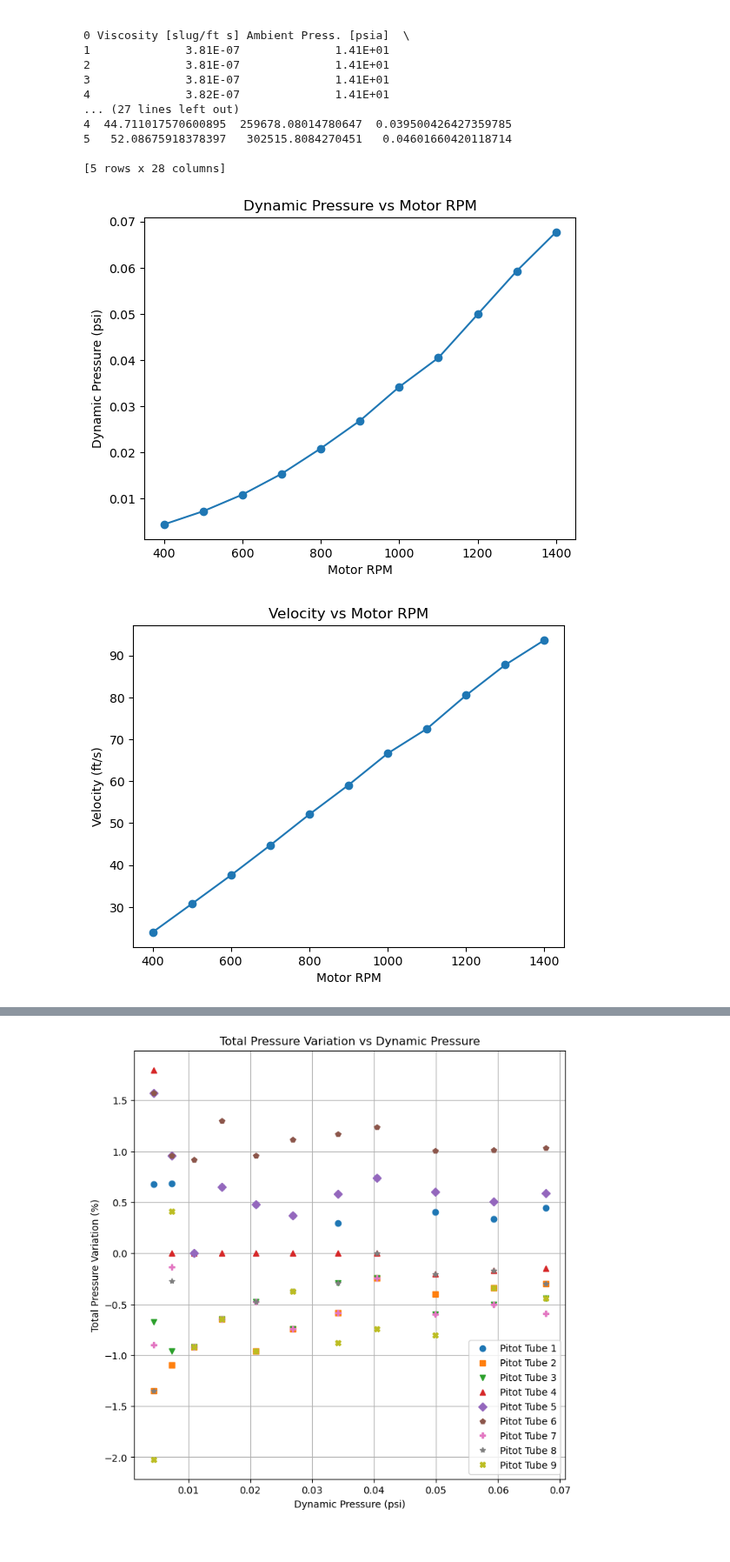
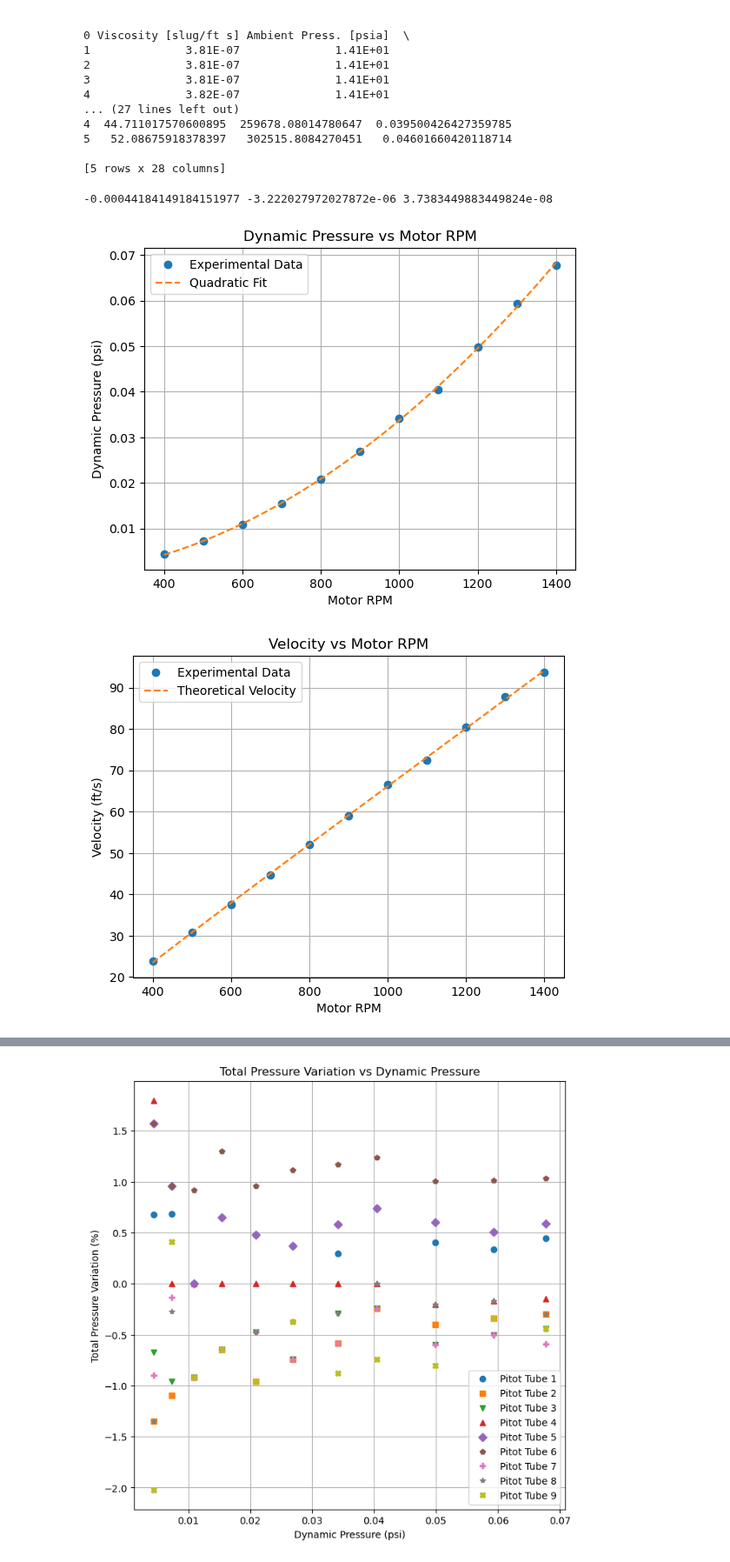
Before and after one commit to EvanY14/AE460-Fa23, a Jupyter notebook: Lab_1/dat_anal.ipynb, the cells around one changed output, grey strips where cells are left out. Shown at 87% size. Cells and saved outputs as stored; diff of their text form; code cells hidden in the pictures.

```diff
--- a/Lab_1/dat_anal.ipynb
+++ b/Lab_1/dat_anal.ipynb
@@ -37,11 +37,16 @@ rpm = rpm.astype(float)
 q = np.array(data['AverageDynamic [psid]'], dtype=float)
 p_0_array = np.array(data['AverageTotal [psid]'], dtype=float)
 p_array = np.array(data['AverageStatic [psid]'], dtype=float)
+polyfit = np.polynomial.polynomial.polyfit(rpm, q, 2)
+rpm_range = np.linspace(400, 1400, 100)
 plt.figure()
-plt.plot(rpm, q, '-o')
+plt.plot(rpm, q, 'o', label='Experimental Data')
+plt.plot(rpm_range, polyfit[0] + polyfit[1]*rpm_range + polyfit[2]*rpm_range**2, '--', label='Quadratic Fit')
 plt.xlabel('Motor RPM')
 plt.ylabel('Dynamic Pressure (psi)')
 plt.title('Dynamic Pressure vs Motor RPM')
+plt.legend()
+plt.grid()
 
 # Actual velocity in the test section vs Motor RPM
 p = np.array(data['Ambient Press. [psia]'], dtype=float)
@@ -49,36 +54,51 @@ T = np.array(data['Ambient Temp.[R]'], dtype=float)
 R = 1717*12 # in lbf/lb R
 rho = p/(R*T)*(12**3) # lb/ft^3
 v = np.sqrt(2*q*144/(rho))
+q_theory = polyfit[0] + polyfit[1]*rpm_range + polyfit[2]*rpm_range**2
+print(polyfit[0], polyfit[1], polyfit[2])
+v_theory = np.sqrt(2*(q_theory)*144/(np.mean(rho)))
 # data['rho (lbm/ft^3)'] = rho
 # data['v (ft/s)'] = v
 
 plt.figure()
-plt.plot(rpm, v, '-o')
+plt.plot(rpm, v, 'o', label='Experimental Data')
+plt.plot(rpm_range, v_theory, '--', label='Theoretical Velocity')
 plt.xlabel('Motor RPM')
 plt.ylabel('Velocity (ft/s)')
 plt.title('Velocity vs Motor RPM')
+plt.legend()
+plt.grid()
 
 # Reynolds number vs Motor RPM
 mu = np.array(data['Viscosity [slug/ft s]'], dtype=float)
 Re = rho*v/mu
+Re_theory = np.mean(rho)*v_theory/np.mean(mu)
 # data['Re'] = Re
 plt.figure()
-plt.plot(rpm, Re, '-o')
+plt.plot(rpm, Re, 'o', label='Experimental Data')
+plt.plot(rpm_range, Re_theory, '--', label='Theoretical Reynolds Number')
 plt.xlabel('Motor RPM')
 plt.ylabel('Reynolds Number')
 plt.title('Reynolds Number vs Motor RPM')
+plt.legend()
+plt.grid()
 
 # MachMach number vs Motor RPM
 M = v/np.sqrt(1.4*1717*T)
+M_theory = v_theory/np.sqrt(1.4*1717*np.mean(T))
 # data['Mach Number'] = M
 plt.figure()
-plt.plot(rpm, M, '-o')
+plt.plot(rpm, M, 'o', label='Experimental Data')
+plt.plot(rpm_range, M_theory, '--', label='Theoretical Mach Number')
 plt.xlabel('Motor RPM')
 plt.ylabel('Mach Number')
 plt.title('Mach Number vs Motor RPM')
+plt.grid()
+plt.legend()
 plt.show()
 
 # data.to_csv(os.path.join(os.getcwd(), 'Data', 'Data.csv'), index=False)
 # %% [output]
+-0.00044184149184151977 -3.222027972027872e-06 3.7383449883449824e-08
-[figure, old version]
+[figure, new version]
-[figure, old version]
+[figure, new version]
```
Also changed, not shown: parts of 3 cells of this notebook.
